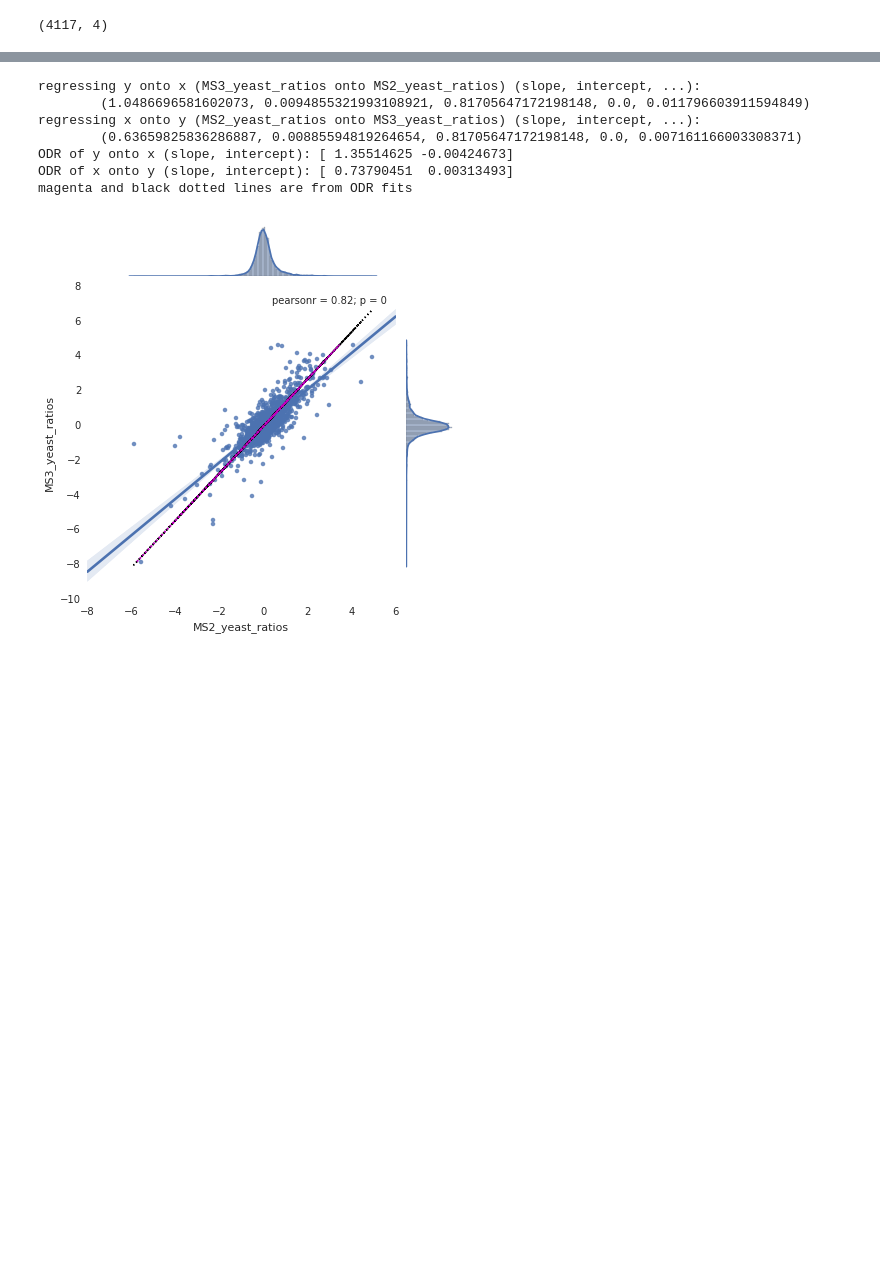
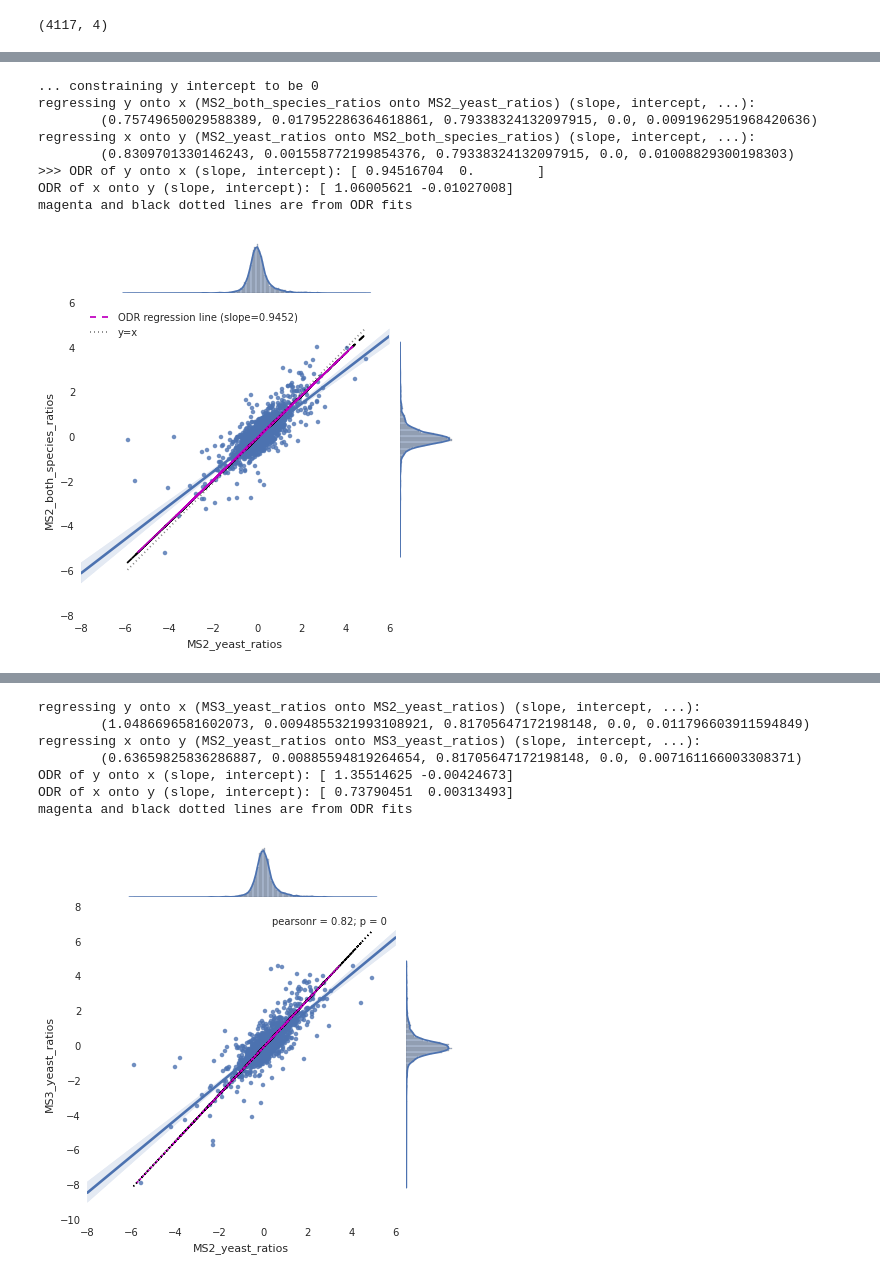
Before and after one commit to matted-zz/ipynb_test, a Jupyter notebook: Ratio comparison with errors in both variables.ipynb, the cells around one changed output, grey strips where cells are left out. Saved outputs shown, nothing was run; the diff lists cells and outputs as text; code cells hidden in the pictures; blank space fills up the shorter version.

```diff
--- a/Ratio comparison with errors in both variables.ipynb
+++ b/Ratio comparison with errors in both variables.ipynb
@@ -74,0 +90,12 @@ pylab.show()
+# %%
+compare_columns("MS2_yeast_ratios", "MS2_both_species_ratios", intercept=False)
+# %% [output]
+... constraining y intercept to be 0
+regressing y onto x (MS2_both_species_ratios onto MS2_yeast_ratios) (slope, intercept, ...):
+        (0.75749650029588389, 0.017952286364618861, 0.79338324132097915, 0.0, 0.0091962951968420636)
+regressing x onto y (MS2_yeast_ratios onto MS2_both_species_ratios) (slope, intercept, ...):
+        (0.8309701330146243, 0.001558772199854376, 0.79338324132097915, 0.0, 0.01008829300198303)
+>>> ODR of y onto x (slope, intercept): [ 0.94516704  0.        ]
+ODR of x onto y (slope, intercept): [ 1.06005621 -0.01027008]
+magenta and black dotted lines are from ODR fits
+[figure, added]
```
Also changed, not shown: parts of 13 cells of this notebook.
